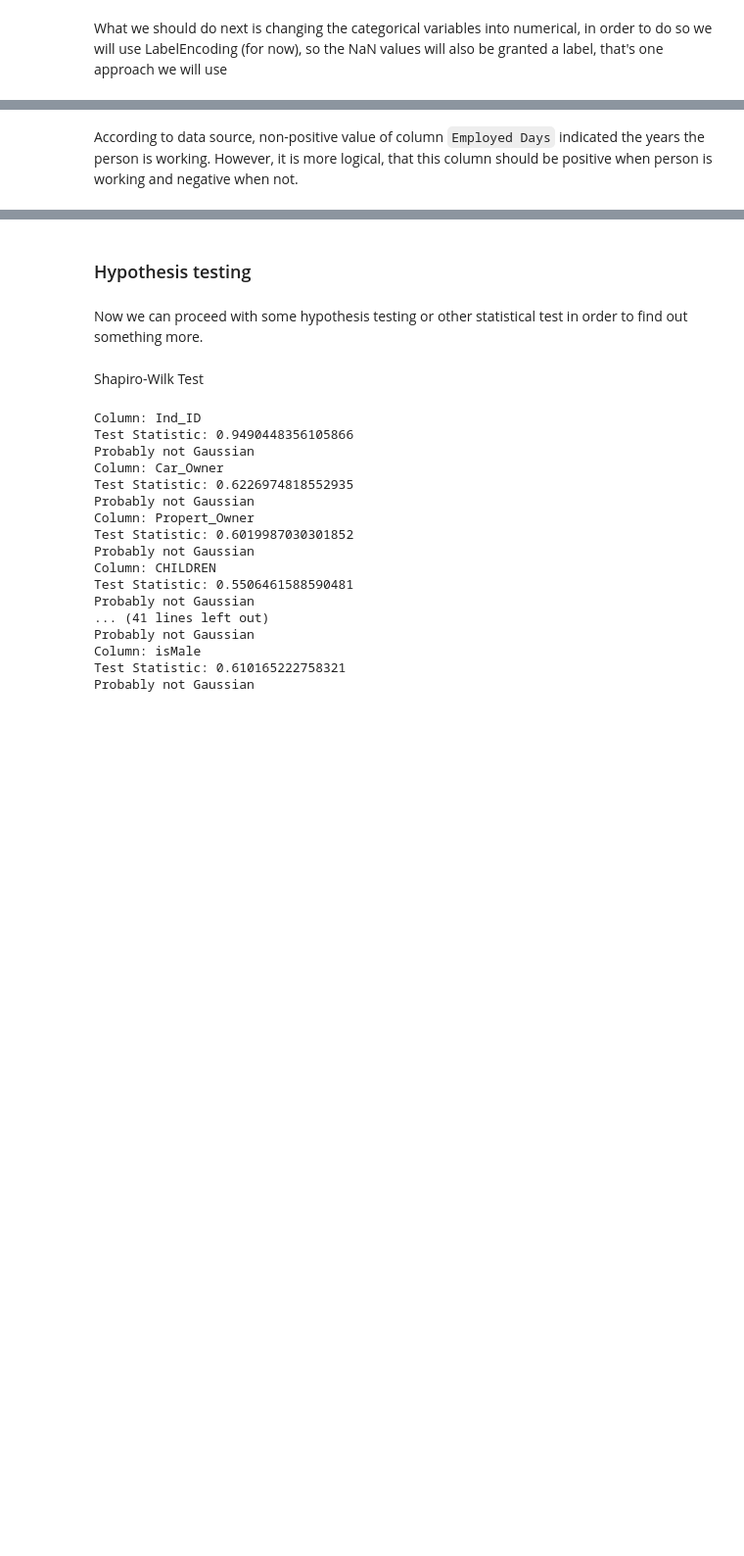
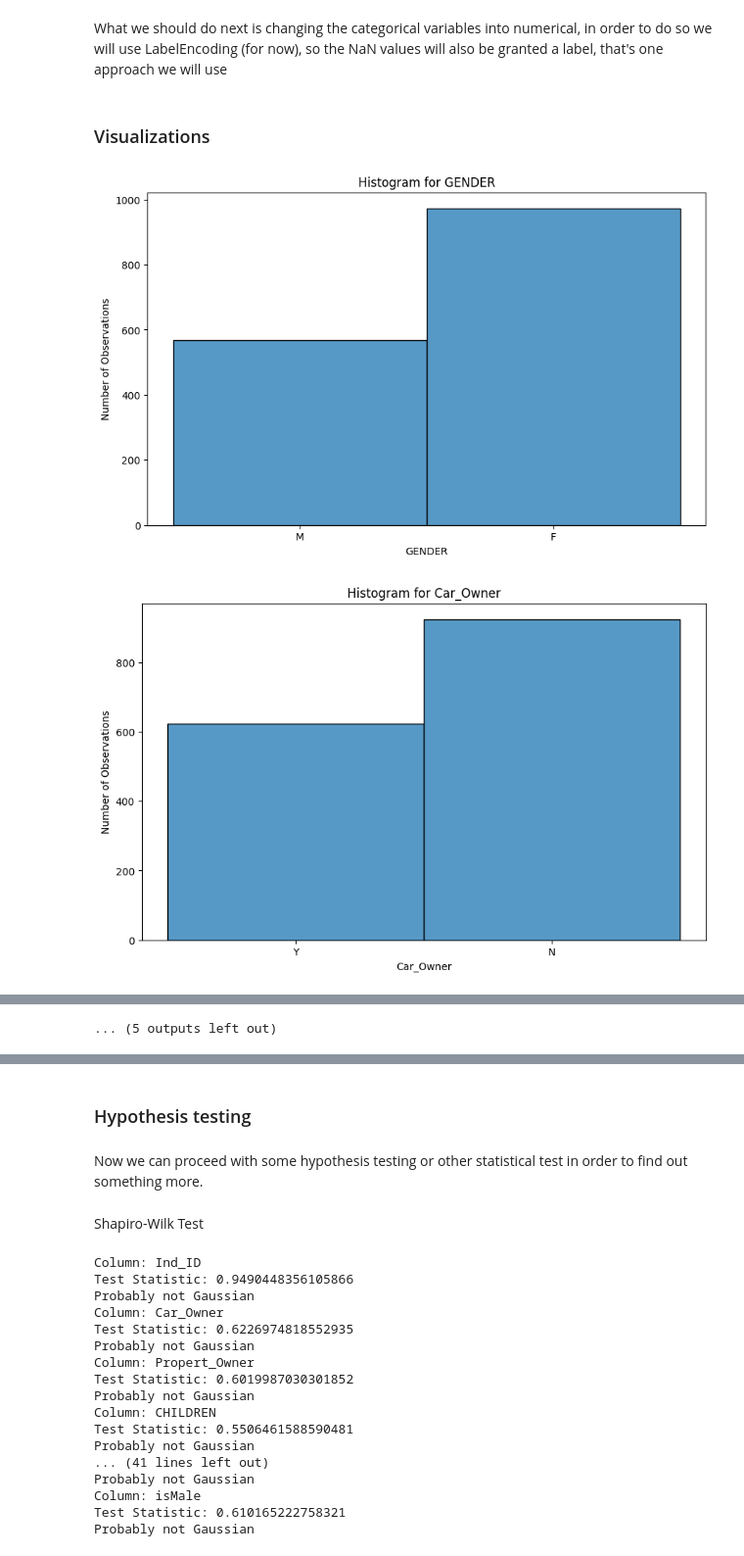
Before and after one commit to filki/LoanRepaymentBinaryPred, a Jupyter notebook: sourceCode.ipynb, the cells around one changed output, grey strips where cells are left out. Shown at 98% size. Drawn from its saved outputs; the diff is of its cells as text; code cells hidden in the pictures; blank space fills up the shorter version.

````diff
--- a/sourceCode.ipynb
+++ b/sourceCode.ipynb
@@ -222,2 +290,24 @@ df_transformation_ignoringNA
 # %% [markdown]
 What we should do next is changing the categorical variables into numerical, in order to do so we will use LabelEncoding (for now), so the NaN values will also be granted a label, that's one approach we will use
+# %% [markdown]
+### Visualizations
+# %%
+for column in df.columns:
+    if column != 'Ind_ID':
+        plt.figure(figsize=(10, 6))
+
+
+        if df[column].dropna().isin([0, 1]).all():
+
+            sns.histplot(df[column], discrete=True, shrink=0.8)
+            plt.xticks([0, 1])
+        else:
+            sns.histplot(df[column], kde=False)
+
+        plt.title(f'Histogram for {column}')
+        plt.xlabel(column)
+        plt.ylabel('Number of Observations')
+        plt.show()
+# %% [output]
+[figure, added]
+[figure, added]
@@ -224 +324,2 @@ What we should do next is changing the categorical variables into numerical, in
+... (5 outputs left out)
 # %%
@@ -234,2 +336,0 @@ for column in df_transformation.columns:
-# %% [markdown]
-According to data source, non-positive value of column ```Employed Days``` indicated the years the person is working. However, it is more logical, that this column should be positive when person is working and negative when not.
````
Also changed, not shown: parts of 36 cells of this notebook.
